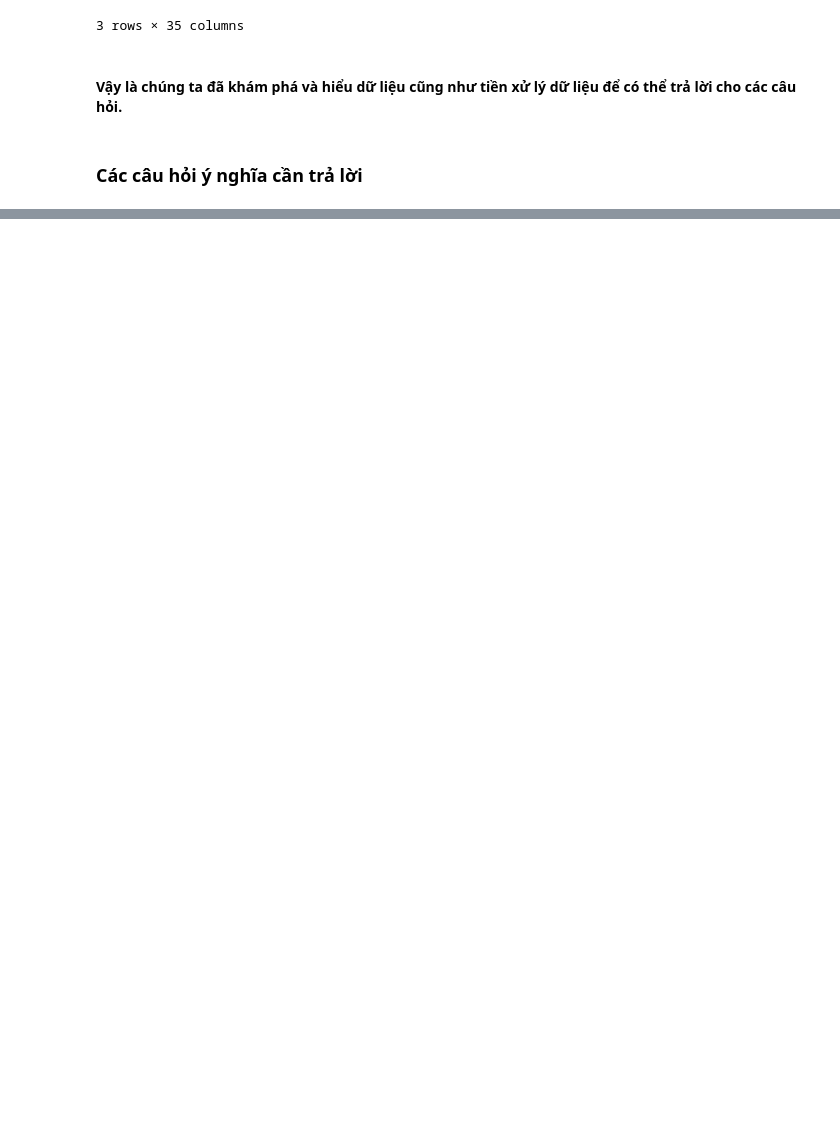
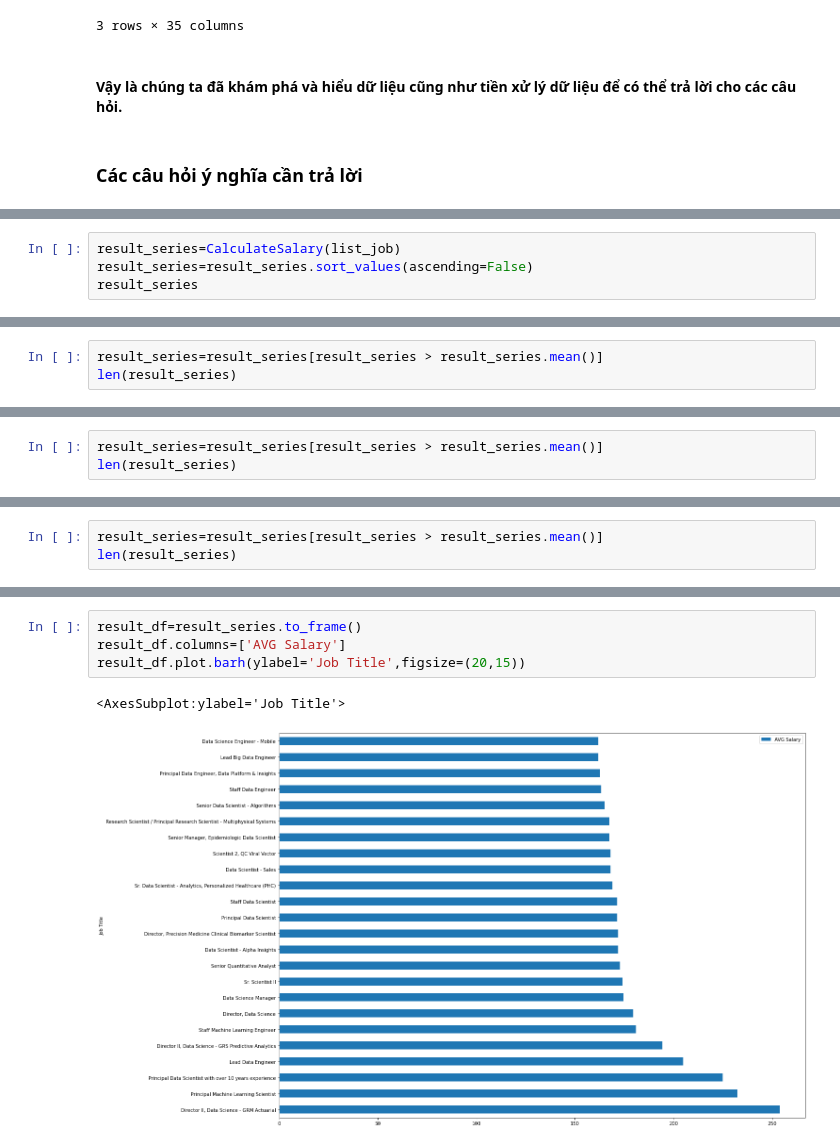
Before and after one commit to dolekhanhdang/-n-cu-i-k---LT-KHDL, a Jupyter notebook: Final Project.ipynb, the cells around one changed output, grey strips where cells are left out. Saved outputs shown, nothing was run; the diff lists cells and outputs as text; blank space fills up the shorter version.

```diff
--- a/Final Project.ipynb
+++ b/Final Project.ipynb
@@ -333,0 +364,4 @@ cate_col_df
+# %%
+result_series=CalculateSalary(list_job)
+result_series=result_series.sort_values(ascending=False)
+result_series
@@ -333,0 +391,3 @@ cate_col_df
+# %%
+result_series=result_series[result_series > result_series.mean()]
+len(result_series)
@@ -333,0 +400,3 @@ cate_col_df
+# %%
+result_series=result_series[result_series > result_series.mean()]
+len(result_series)
@@ -333,0 +405,3 @@ cate_col_df
+# %%
+result_series=result_series[result_series > result_series.mean()]
+len(result_series)
@@ -333,0 +416,7 @@ cate_col_df
+# %%
+result_df=result_series.to_frame()
+result_df.columns=['AVG Salary']
+result_df.plot.barh(ylabel='Job Title',figsize=(20,15))
+# %% [output]
+<AxesSubplot:ylabel='Job Title'>
+[figure, added]
```
Also changed, not shown: parts of 18 cells of this notebook.
